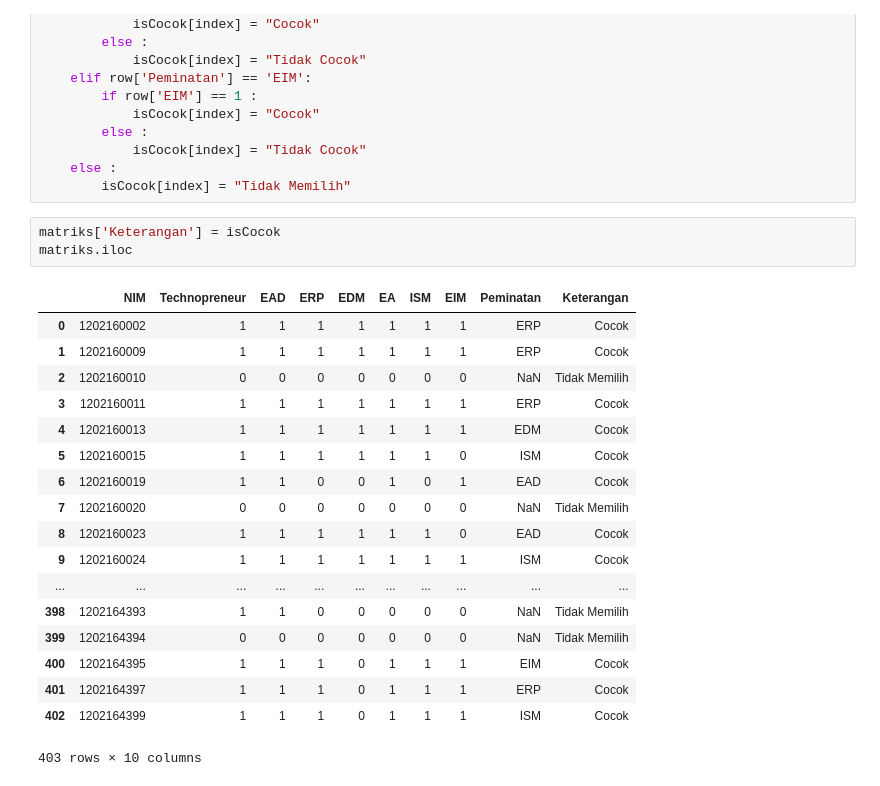
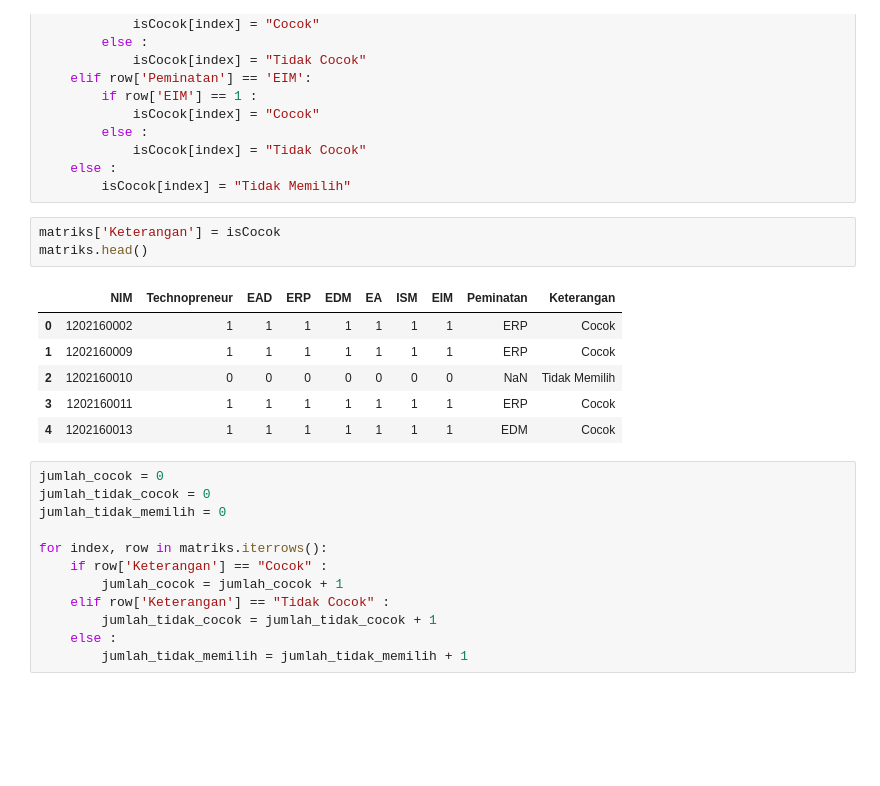
Before and after one commit to zasiem/Pekerti, a Jupyter notebook: Cluster v1.ipynb, the cells around one changed output. Drawn from its saved outputs; the diff is of its cells as text; blank space fills up the shorter version.

```diff
--- a/Cluster v1.ipynb
+++ b/Cluster v1.ipynb
@@ -222,23 +222,23 @@ for index, row in matriks.iterrows():
         isCocok[index] = "Tidak Memilih"
 # %%
 matriks['Keterangan'] = isCocok
-matriks.iloc
+matriks.head()
 # %% [output]
 |  | NIM | Technopreneur | EAD | ERP | EDM | EA | ISM | EIM | Peminatan | Keterangan |
 | 0 | 1202160002 | 1 | 1 | 1 | 1 | 1 | 1 | 1 | ERP | Cocok |
 | 1 | 1202160009 | 1 | 1 | 1 | 1 | 1 | 1 | 1 | ERP | Cocok |
 | 2 | 1202160010 | 0 | 0 | 0 | 0 | 0 | 0 | 0 | NaN | Tidak Memilih |
 | 3 | 1202160011 | 1 | 1 | 1 | 1 | 1 | 1 | 1 | ERP | Cocok |
 | 4 | 1202160013 | 1 | 1 | 1 | 1 | 1 | 1 | 1 | EDM | Cocok |
-| 5 | 1202160015 | 1 | 1 | 1 | 1 | 1 | 1 | 0 | ISM | Cocok |
-| 6 | 1202160019 | 1 | 1 | 0 | 0 | 1 | 0 | 1 | EAD | Cocok |
-| 7 | 1202160020 | 0 | 0 | 0 | 0 | 0 | 0 | 0 | NaN | Tidak Memilih |
-| 8 | 1202160023 | 1 | 1 | 1 | 1 | 1 | 1 | 0 | EAD | Cocok |
-| 9 | 1202160024 | 1 | 1 | 1 | 1 | 1 | 1 | 1 | ISM | Cocok |
-| ... | ... | ... | ... | ... | ... | ... | ... | ... | ... | ... |
-| 398 | 1202164393 | 1 | 1 | 0 | 0 | 0 | 0 | 0 | NaN | Tidak Memilih |
-| 399 | 1202164394 | 0 | 0 | 0 | 0 | 0 | 0 | 0 | NaN | Tidak Memilih |
-| 400 | 1202164395 | 1 | 1 | 1 | 0 | 1 | 1 | 1 | EIM | Cocok |
-| 401 | 1202164397 | 1 | 1 | 1 | 0 | 1 | 1 | 1 | ERP | Cocok |
-| 402 | 1202164399 | 1 | 1 | 1 | 0 | 1 | 1 | 1 | ISM | Cocok |
-403 rows × 10 columns
+# %%
+jumlah_cocok = 0
+jumlah_tidak_cocok = 0
+jumlah_tidak_memilih = 0
+
+for index, row in matriks.iterrows():
+    if row['Keterangan'] == "Cocok" :
+        jumlah_cocok = jumlah_cocok + 1
+    elif row['Keterangan'] == "Tidak Cocok" :
+        jumlah_tidak_cocok = jumlah_tidak_cocok + 1
+    else :
+        jumlah_tidak_memilih = jumlah_tidak_memilih + 1
```
Also changed, not shown: parts of 2 cells of this notebook.
